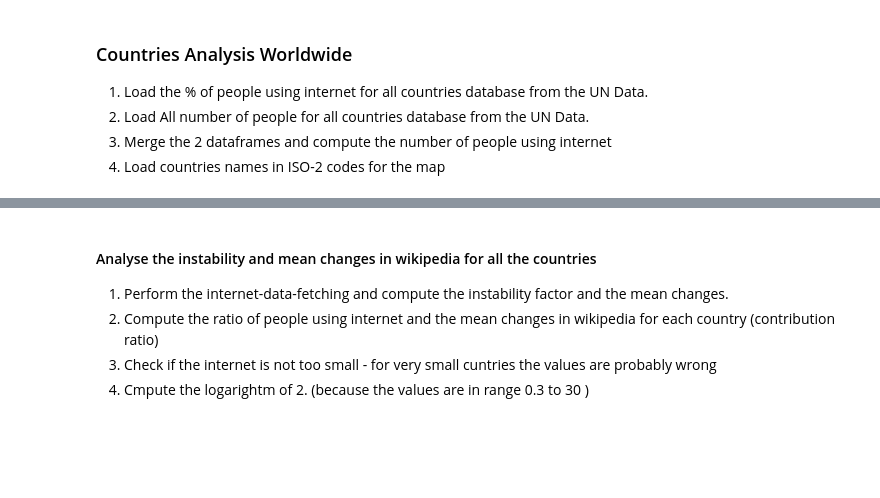
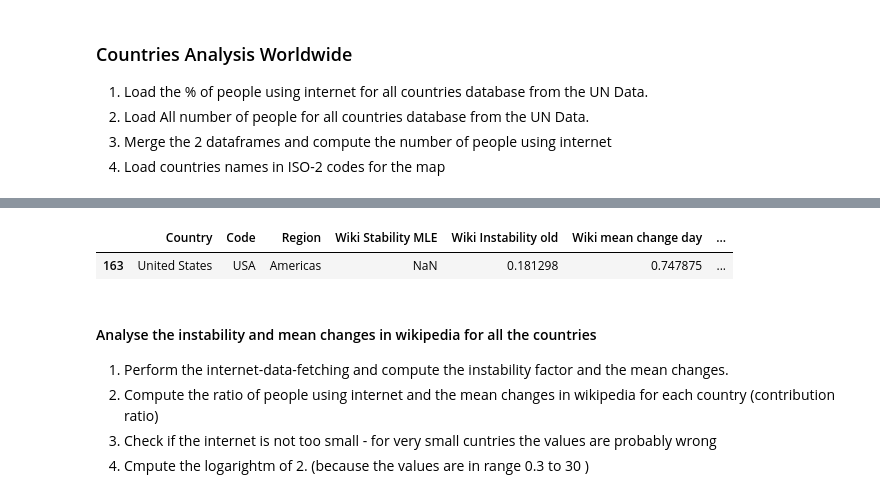
Before and after one commit to Amaumaury/ada-2017, a Jupyter notebook: project/Milestone2.ipynb, the cells around one changed output, grey strips where cells are left out. Cells and saved outputs as stored; diff of their text form; code cells hidden in the pictures; blank space fills up the shorter version.

```diff
--- a/project/Milestone2.ipynb
+++ b/project/Milestone2.ipynb
@@ -332,5 +313,5 @@ countries_data2.head()
 # %%
-countries_data = pd.read_pickle('countries_data.pkl')
+#countries_data = pd.read_pickle('countries_data.pkl')
 changes_europe = countries_data[countries_data['Region'] == 'Europe']['Wiki mean chang mo'].values
 people_europe = countries_data[countries_data['Region'] == 'Europe']['Internet users[k]'].values
 changes_asia = countries_data[countries_data['Region'] == 'Asia']['Wiki mean chang mo'].values
@@ -428,3 +381,8 @@ plt.show()
+# %%
+countries_data[163:164]
+# %% [output]
+|  | Country | Code | Region | Wiki Stability MLE | Wiki Instability old | Wiki mean change day | ... |
+| 163 | United States | USA | Americas | NaN | 0.181298 | 0.747875 | ... |
 # %% [markdown]
 #### Analyse the instability and mean changes in wikipedia for all the countries
 1. Perform the internet-data-fetching and compute the instability factor and the mean changes.
```
Also changed, not shown: parts of 19 cells of this notebook, 7 other files.
